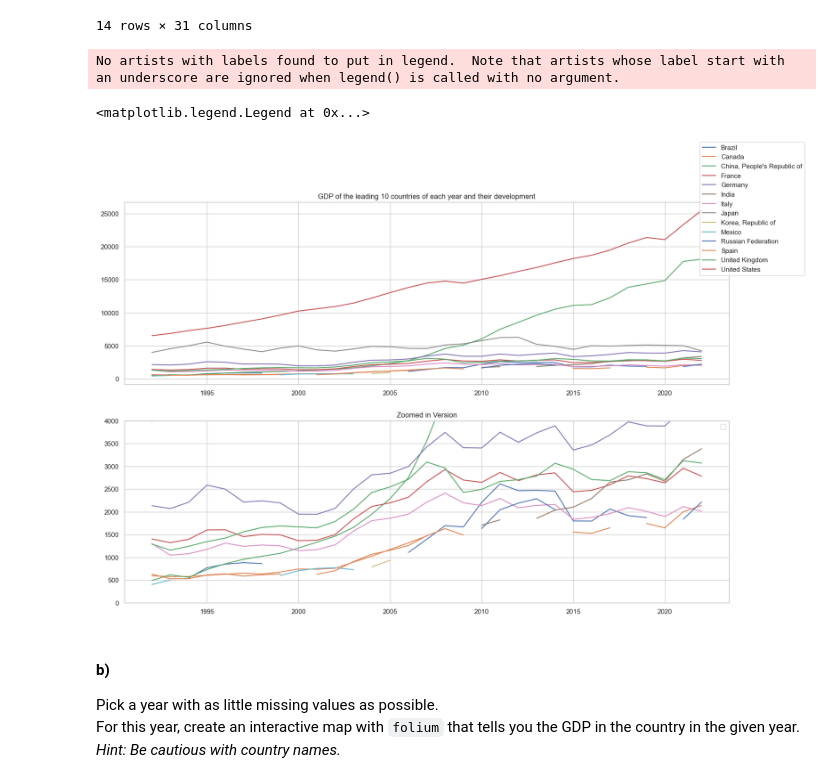
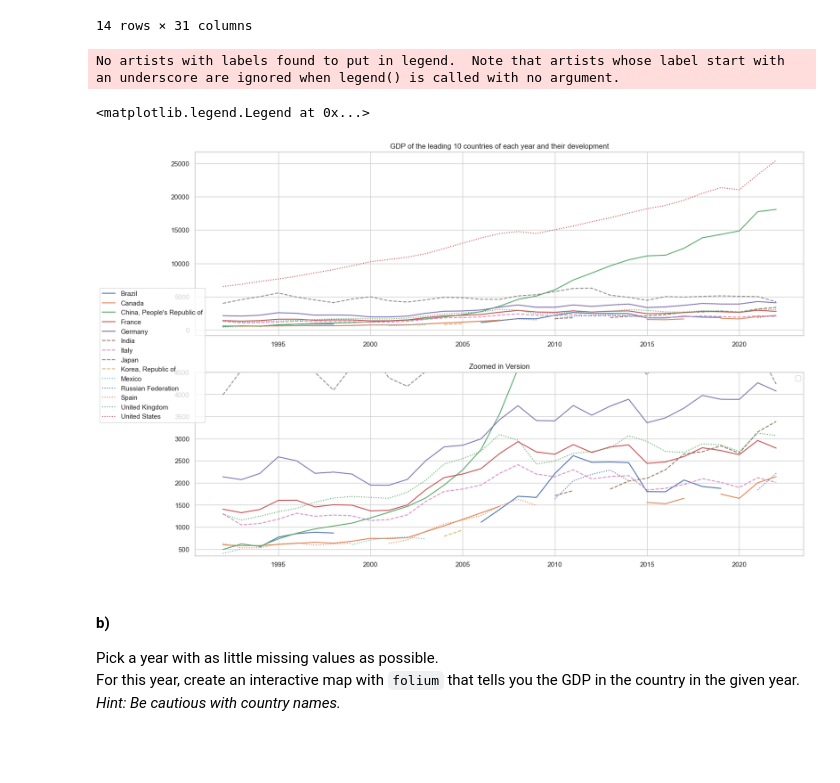
Before and after one commit to Monsieur-Bandana/data_science_clockmann, a Jupyter notebook: ClassProject2207 (1).ipynb, the cells around one changed output. Saved outputs shown, nothing was run; the diff lists cells and outputs as text; code cells hidden in the pictures; blank space fills up the shorter version.

```diff
--- a/ClassProject2207 (1).ipynb
+++ b/ClassProject2207 (1).ipynb
@@ -241,27 +241,31 @@ dfTop20All
 # %%
 fig, axes = plt.subplots(2, 1, figsize=(18, 12))
 
 
 y = dfTop20All.columns.to_list()
 x = dfTop20All.values.tolist()
 
 i=0
 while (i < len(x)):
+    linestyle = "-"
+    if(i>4 and i<9):
+        linestyle = "--"
+    if (i >= 9 ):
+        linestyle = ":"
 
-    axes[0].plot(y, x[i])
-    axes[1].plot(y, x[i])
+    axes[0].plot(y, x[i], linestyle=linestyle)
+    axes[1].plot(y, x[i], linestyle=linestyle)
     i=i+1
-plt.legend()
-axes[1].set_ylim([0, 4000])
+
+axes[1].set_ylim([350, 4500])
 axes[0].set_title('GDP of the leading 10 countries of each year and their development')
-axes[1].set_title(
-    'Zoomed in Version')
+axes[1].set_title('Zoomed in Version')
 
-fig.legend(dfTop20All.index.to_list())
+fig.legend(dfTop20All.index.to_list(), loc=6)
 # %% [output]
 No artists with labels found to put in legend.  Note that artists whose label start with an underscore are ignored when legend() is called with no argument.
 <matplotlib.legend.Legend at 0x...>
-[figure, old version]
+[figure, new version]
 # %%
 # add legend for each country https://matplotlib.org/stable/gallery/subplots_axes_and_figures/figure_title.html
 # %% [markdown]
```
